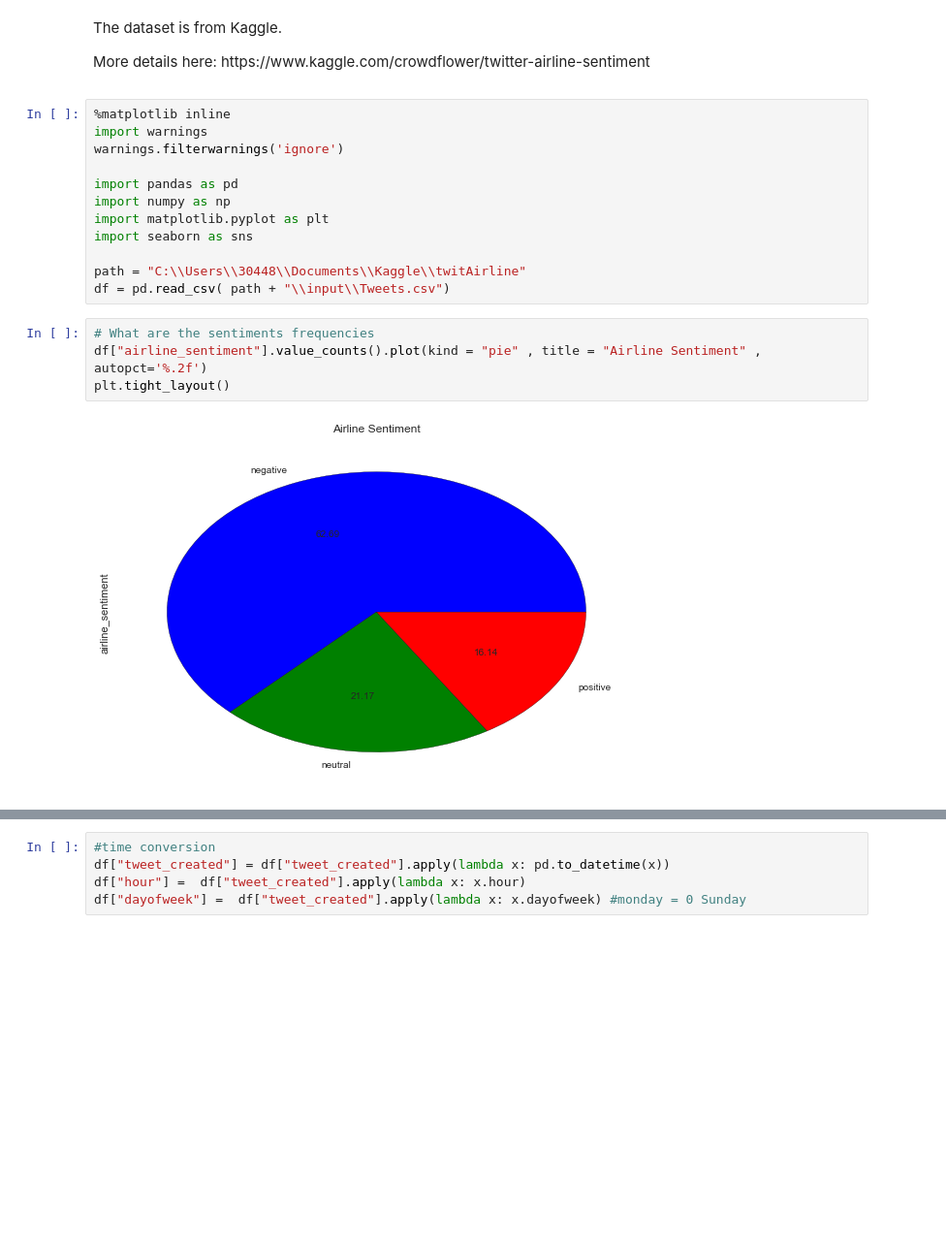
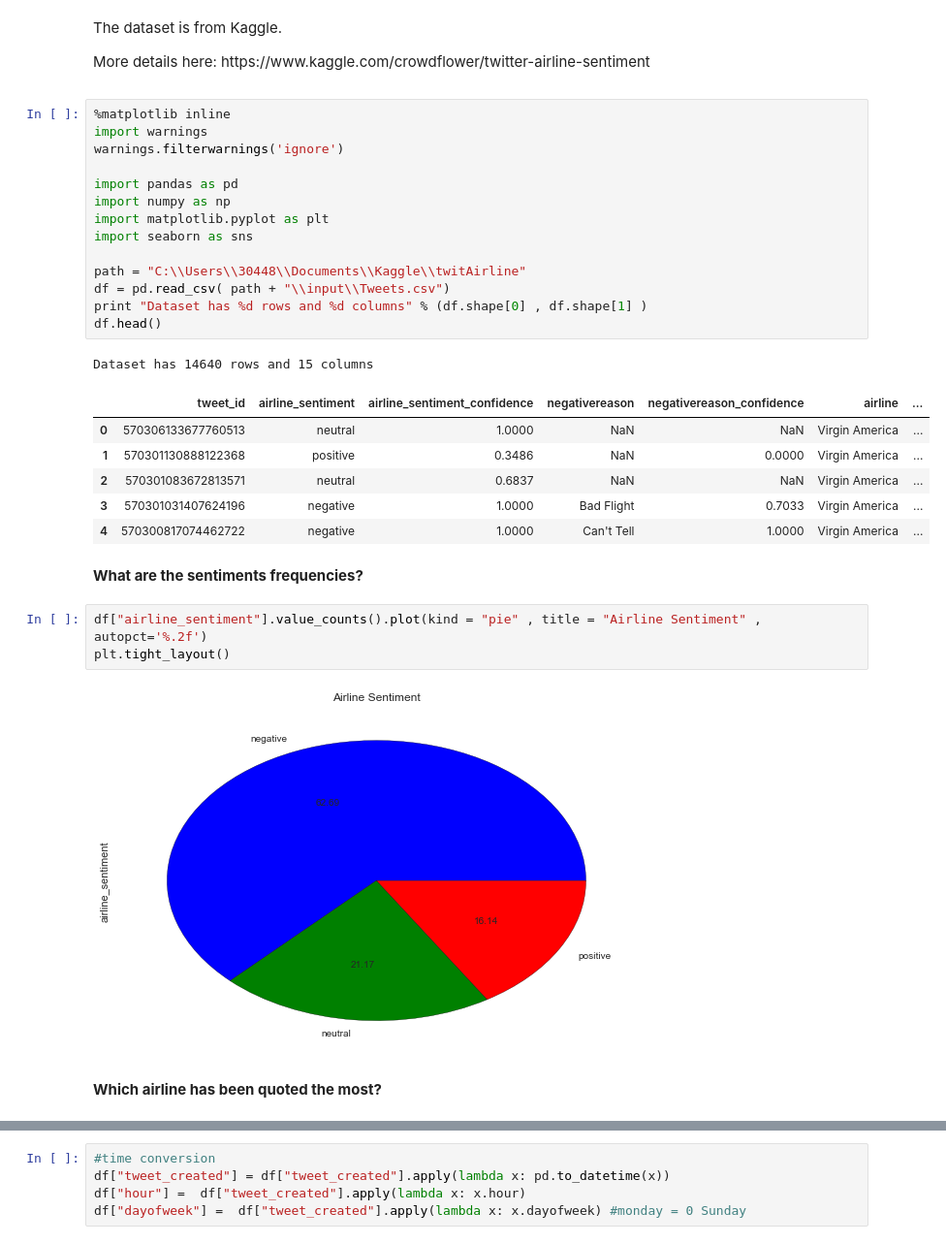
Before and after one commit to NathanBerrebbi5/Kaggle-Scripts, a Jupyter notebook: Airlines/Twitter.Airline.ipynb, the cells around one changed output, grey strips where cells are left out. Shown: that part at 97% size. Drawn from its saved outputs; the diff is of its cells as text; blank space fills up the shorter version.

```diff
--- a/Airlines/Twitter.Airline.ipynb
+++ b/Airlines/Twitter.Airline.ipynb
@@ -6,19 +6,32 @@ More details here: https://www.kaggle.com/crowdflower/twitter-airline-sentiment
 # %%
 %matplotlib inline
 import warnings
 warnings.filterwarnings('ignore')
 
 import pandas as pd
 import numpy as np
 import matplotlib.pyplot as plt
 import seaborn as sns
 
 path = "C:\\Users\\30448\\Documents\\Kaggle\\twitAirline"
 df = pd.read_csv( path + "\\input\\Tweets.csv")
+print "Dataset has %d rows and %d columns" % (df.shape[0] , df.shape[1] )
+df.head()
+# %% [output]
+Dataset has 14640 rows and 15 columns
+|  | tweet_id | airline_sentiment | airline_sentiment_confidence | negativereason | negativereason_confidence | airline | ... |
+| 0 | 570306133677760513 | neutral | 1.0000 | NaN | NaN | Virgin America | ... |
+| 1 | 570301130888122368 | positive | 0.3486 | NaN | 0.0000 | Virgin America | ... |
+| 2 | 570301083672813571 | neutral | 0.6837 | NaN | NaN | Virgin America | ... |
+| 3 | 570301031407624196 | negative | 1.0000 | Bad Flight | 0.7033 | Virgin America | ... |
+| 4 | 570300817074462722 | negative | 1.0000 | Can't Tell | 1.0000 | Virgin America | ... |
+# %% [markdown]
+<b>  What are the sentiments frequencies? </b>
 # %%
-# What are the sentiments frequencies
 df["airline_sentiment"].value_counts().plot(kind = "pie" , title = "Airline Sentiment" , autopct='%.2f')
 plt.tight_layout()
 # %% [output]
 [figure]
+# %% [markdown]
+<b> Which airline has been quoted the most? </b>
 # %%
```
Also changed, not shown: parts of 19 cells of this notebook.
